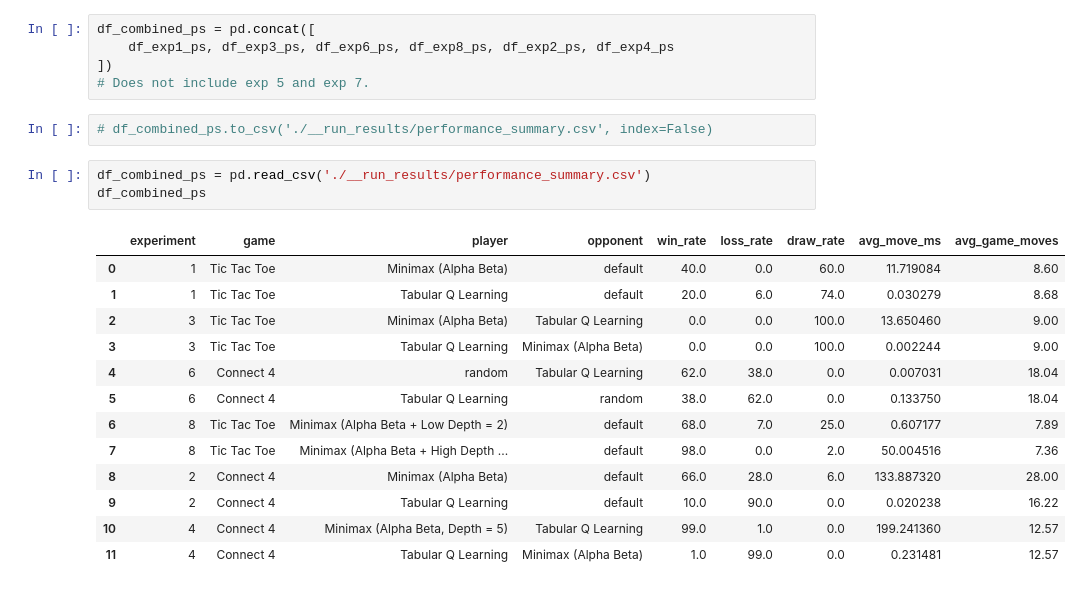
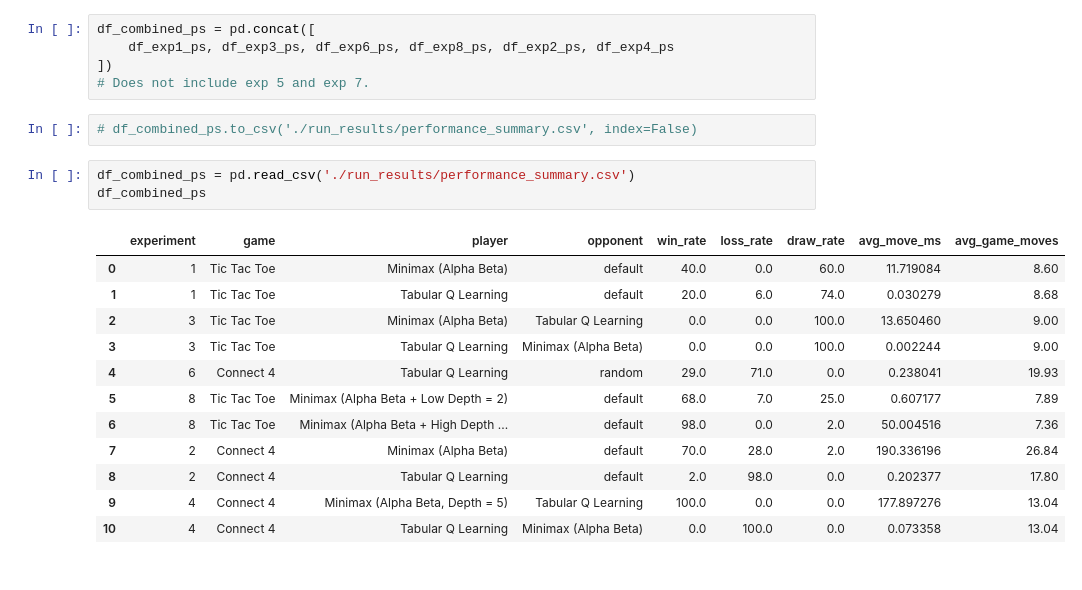
Before and after one commit to ggn1/cs7is2-artificial-intelligence-assignment3, a Jupyter notebook: result_visualization.ipynb, the cells around one changed output. Saved outputs shown, nothing was run; the diff lists cells and outputs as text.

```diff
--- a/result_visualization.ipynb
+++ b/result_visualization.ipynb
@@ -348,21 +329,20 @@ df_combined_ps = pd.concat([
 ])
 # Does not include exp 5 and exp 7.
 # %%
-# df_combined_ps.to_csv('./__run_results/performance_summary.csv', index=False)
+# df_combined_ps.to_csv('./run_results/performance_summary.csv', index=False)
 # %%
-df_combined_ps = pd.read_csv('./__run_results/performance_summary.csv')
+df_combined_ps = pd.read_csv('./run_results/performance_summary.csv')
 df_combined_ps
 # %% [output]
 |  | experiment | game | player | opponent | win_rate | loss_rate | draw_rate | avg_move_ms | avg_game_moves |
 | 0 | 1 | Tic Tac Toe | Minimax (Alpha Beta) | default | 40.0 | 0.0 | 60.0 | 11.719084 | 8.60 |
 | 1 | 1 | Tic Tac Toe | Tabular Q Learning | default | 20.0 | 6.0 | 74.0 | 0.030279 | 8.68 |
 | 2 | 3 | Tic Tac Toe | Minimax (Alpha Beta) | Tabular Q Learning | 0.0 | 0.0 | 100.0 | 13.650460 | 9.00 |
 | 3 | 3 | Tic Tac Toe | Tabular Q Learning | Minimax (Alpha Beta) | 0.0 | 0.0 | 100.0 | 0.002244 | 9.00 |
-| 4 | 6 | Connect 4 | random | Tabular Q Learning | 62.0 | 38.0 | 0.0 | 0.007031 | 18.04 |
-| 5 | 6 | Connect 4 | Tabular Q Learning | random | 38.0 | 62.0 | 0.0 | 0.133750 | 18.04 |
-| 6 | 8 | Tic Tac Toe | Minimax (Alpha Beta + Low Depth = 2) | default | 68.0 | 7.0 | 25.0 | 0.607177 | 7.89 |
-| 7 | 8 | Tic Tac Toe | Minimax (Alpha Beta + High Depth ... | default | 98.0 | 0.0 | 2.0 | 50.004516 | 7.36 |
-| 8 | 2 | Connect 4 | Minimax (Alpha Beta) | default | 66.0 | 28.0 | 6.0 | 133.887320 | 28.00 |
-| 9 | 2 | Connect 4 | Tabular Q Learning | default | 10.0 | 90.0 | 0.0 | 0.020238 | 16.22 |
-| 10 | 4 | Connect 4 | Minimax (Alpha Beta, Depth = 5) | Tabular Q Learning | 99.0 | 1.0 | 0.0 | 199.241360 | 12.57 |
-| 11 | 4 | Connect 4 | Tabular Q Learning | Minimax (Alpha Beta) | 1.0 | 99.0 | 0.0 | 0.231481 | 12.57 |
+| 4 | 6 | Connect 4 | Tabular Q Learning | random | 29.0 | 71.0 | 0.0 | 0.238041 | 19.93 |
+| 5 | 8 | Tic Tac Toe | Minimax (Alpha Beta + Low Depth = 2) | default | 68.0 | 7.0 | 25.0 | 0.607177 | 7.89 |
+| 6 | 8 | Tic Tac Toe | Minimax (Alpha Beta + High Depth ... | default | 98.0 | 0.0 | 2.0 | 50.004516 | 7.36 |
+| 7 | 2 | Connect 4 | Minimax (Alpha Beta) | default | 70.0 | 28.0 | 2.0 | 190.336196 | 26.84 |
+| 8 | 2 | Connect 4 | Tabular Q Learning | default | 2.0 | 98.0 | 0.0 | 0.202377 | 17.80 |
+| 9 | 4 | Connect 4 | Minimax (Alpha Beta, Depth = 5) | Tabular Q Learning | 100.0 | 0.0 | 0.0 | 177.897276 | 13.04 |
+| 10 | 4 | Connect 4 | Tabular Q Learning | Minimax (Alpha Beta) | 0.0 | 100.0 | 0.0 | 0.073358 | 13.04 |
```
Also changed, not shown: parts of 5 cells of this notebook, 33 other files.
